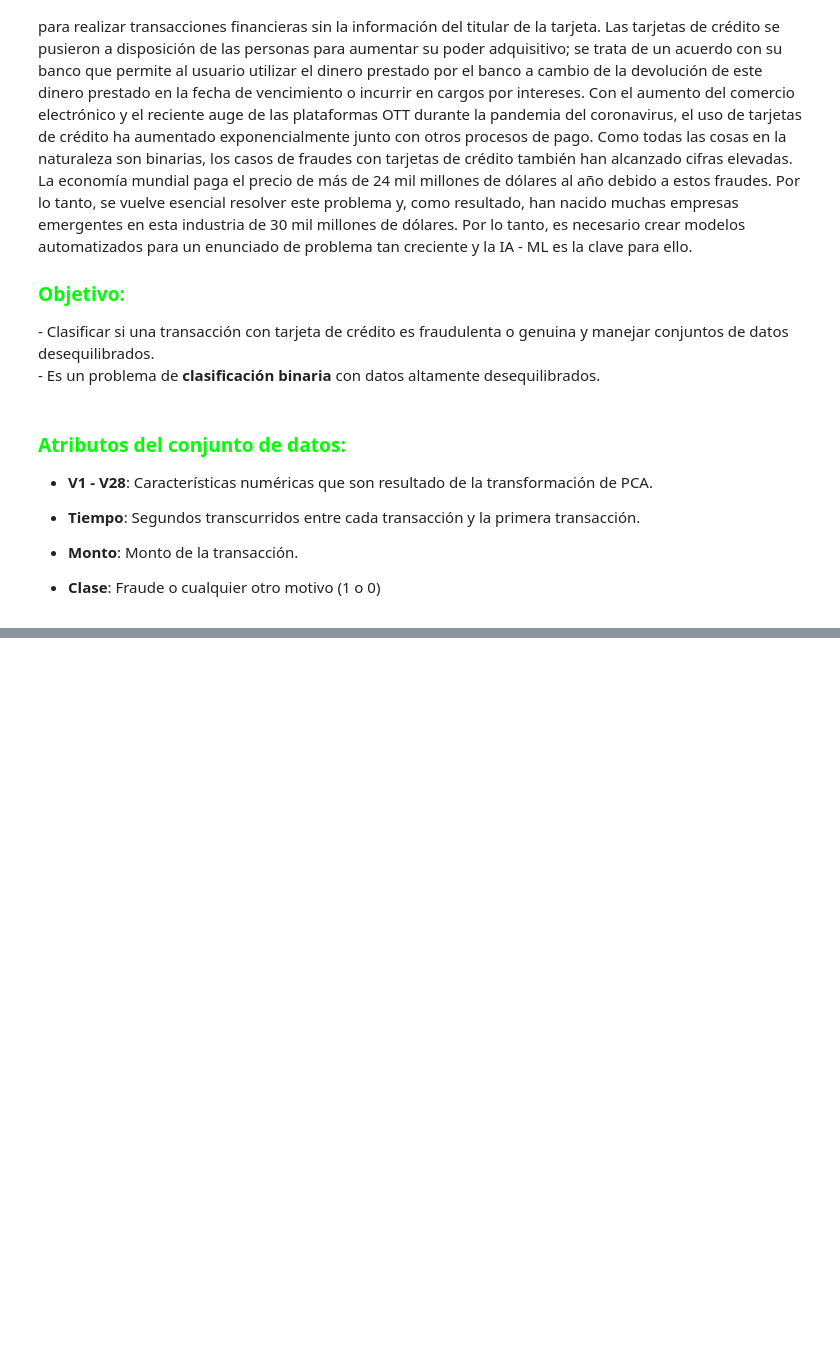
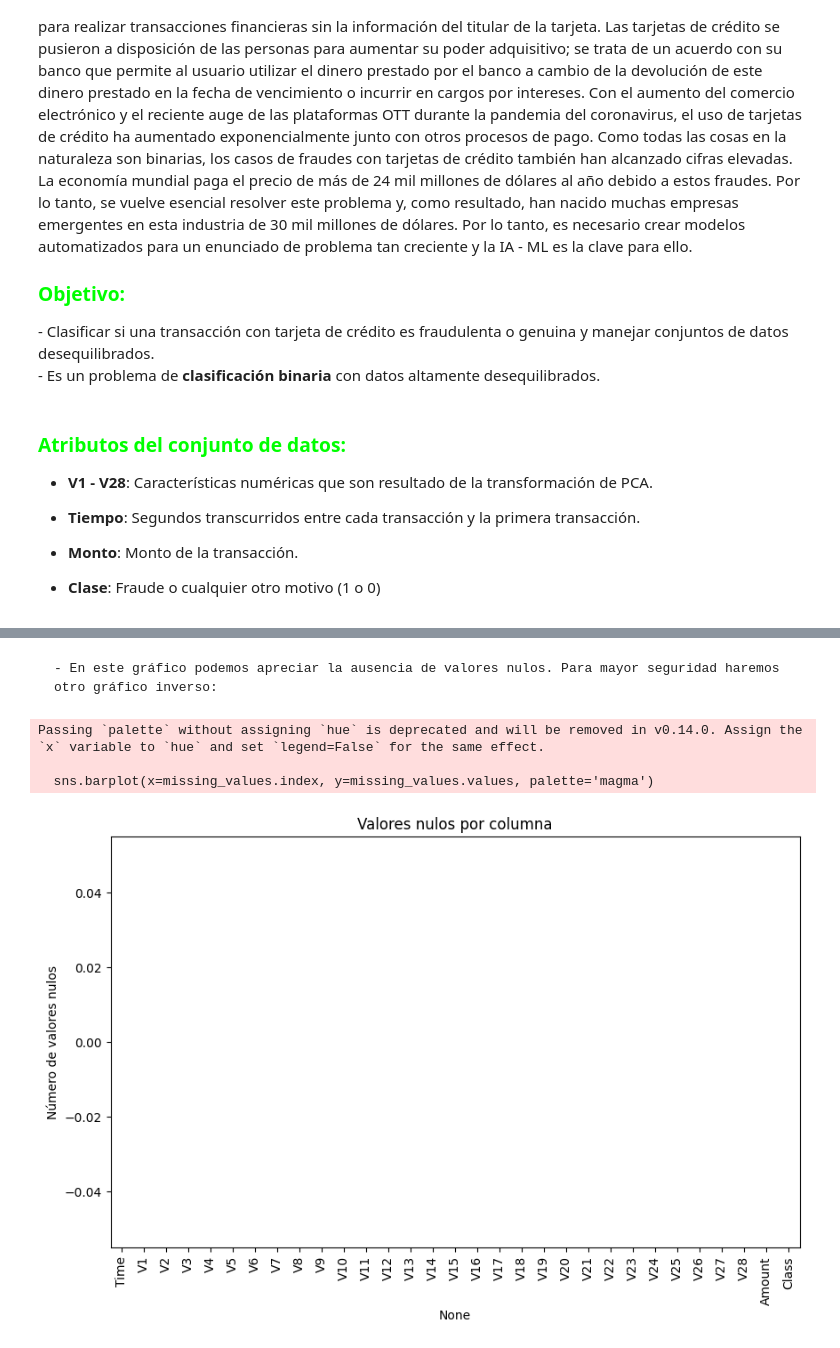
Before and after one commit to londerowalteroscar/Fraud-Detection, a Jupyter notebook: fraud-detection.ipynb, the cells around one changed output, grey strips where cells are left out. Cells and saved outputs as stored; diff of their text form; code cells hidden in the pictures; blank space fills up the shorter version.

```diff
--- a/fraud-detection.ipynb
+++ b/fraud-detection.ipynb
@@ -37,0 +136,20 @@
+# %% [markdown]
+    - En este gráfico podemos apreciar la ausencia de valores nulos. Para mayor seguridad haremos otro gráfico inverso:
+# %%
+# Contar los valores nulos por columna
+missing_values = df.isnull().sum()
+
+# Crear un gráfico de barras
+plt.figure(figsize=(10,6))
+sns.barplot(x=missing_values.index, y=missing_values.values, palette='magma')
+
+# Etiquetas del gráfico
+plt.xticks(rotation=90)  # Rotar las etiquetas del eje X si son muchas columnas
+plt.ylabel('Número de valores nulos')
+plt.title('Valores nulos por columna')
+plt.show()
+# %% [output]
+Passing `palette` without assigning `hue` is deprecated and will be removed in v0.14.0. Assign the `x` variable to `hue` and set `legend=False` for the same effect.
+
+  sns.barplot(x=missing_values.index, y=missing_values.values, palette='magma')
+[figure, added]
```
Also changed, not shown: parts of 17 cells of this notebook, 1 other file.
